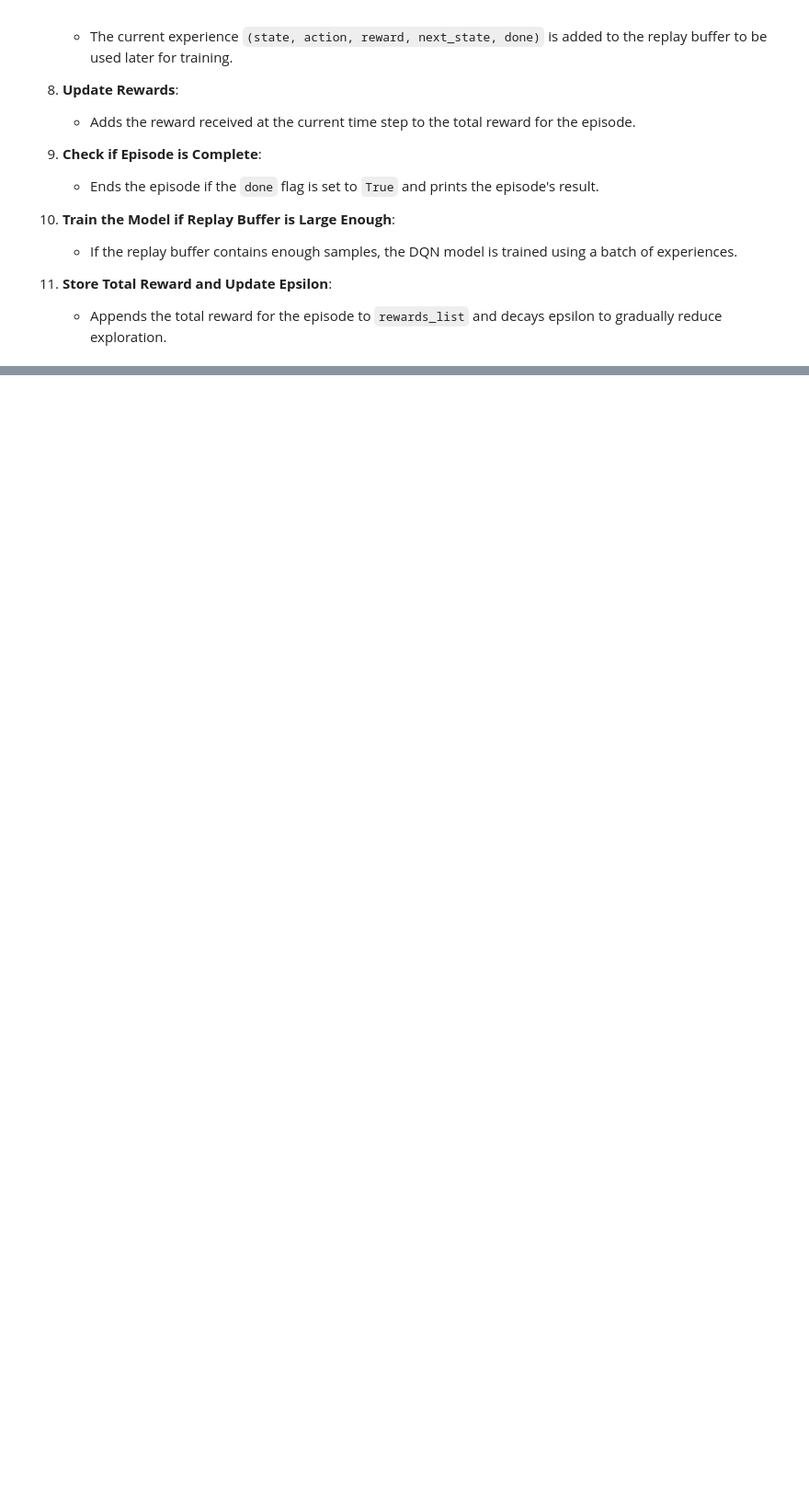
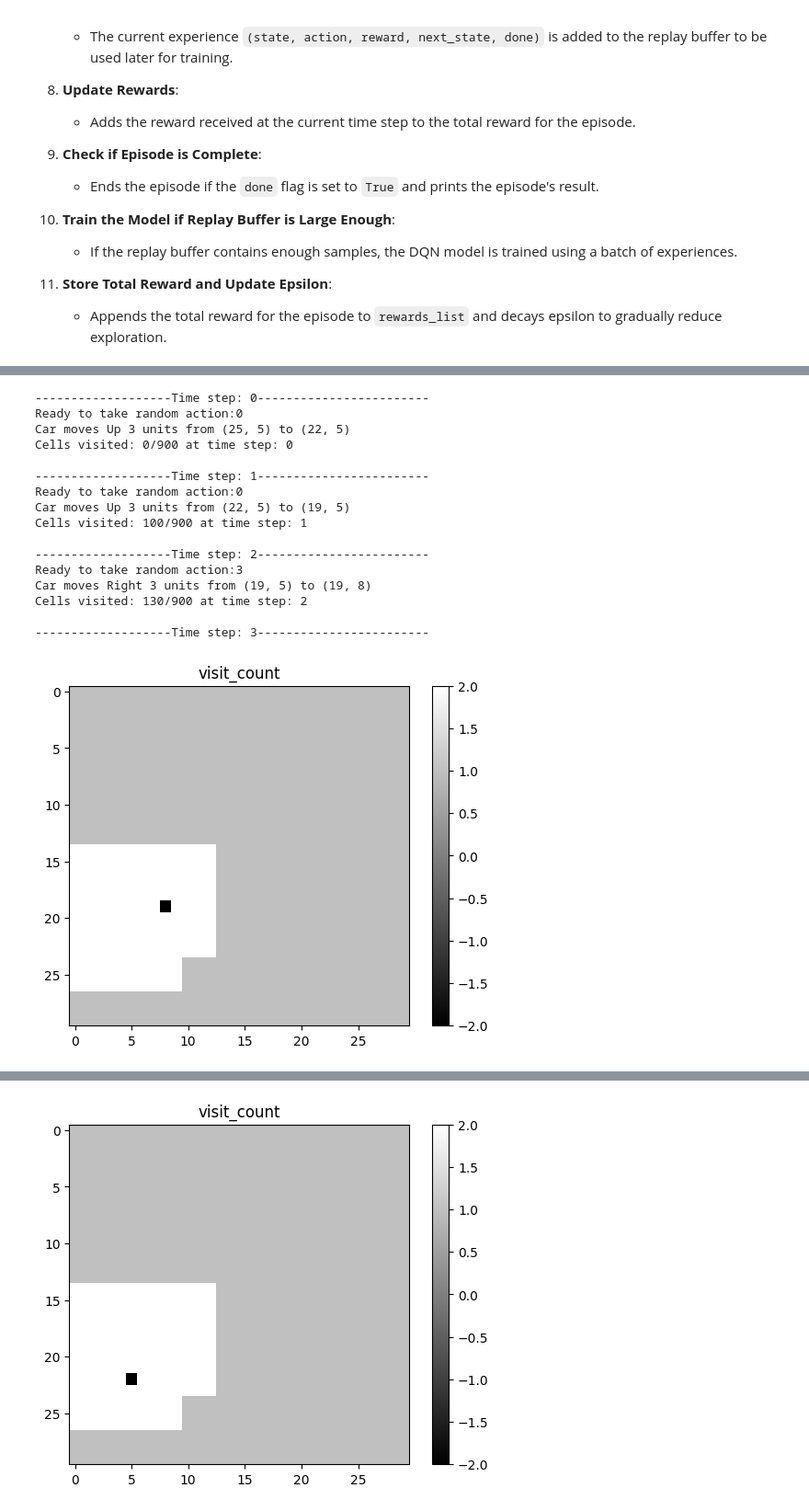
Before and after one commit to dragonundertheworld/ME5418, a Jupyter notebook: dummy_DQN.ipynb, the cells around one changed output, grey strips where cells are left out. Shown at 92% size. Cells and saved outputs as stored; diff of their text form; code cells hidden in the pictures; blank space fills up the shorter version.

```diff
--- a/dummy_DQN.ipynb
+++ b/dummy_DQN.ipynb
@@ -275,7 +300,6 @@ def train_dqn(batch_size): # learning agent
 11. **Store Total Reward and Update Epsilon**:
     - Appends the total reward for the episode to `rewards_list` and decays epsilon to gradually reduce exploration.
 # %%
-from PIL import Image
 def save_breakpoint():
     model.save(model_path)
     env.save_state(state_path)
@@ -289,13 +313,6 @@ def load_breakpoint():
     env.load_state(state_path)
     return replay_buffer
 
-def save_to_gif(image_list, output_path):
-    # 将二维数组转换为图像对象
-    print(f'Saving GIF with image list length of {len(image_list)}')
-    imageio.mimsave(output_path, image_list, duration=0.5)
-
-    print(f"GIF 保存成功：{output_path}")
-
 if train_mode=='train_from_breakpoint':
     replay_buffer = load_breakpoint()
     print('Loading model and replay buffer from breakpoint')
@@ -316,18 +333,19 @@ if train_mode != 'test':
         # Loop through each time step
         for time_step in range(time_steps):
             print(f"\n-------------------Time step: {time_step}------------------------")
-            images.append(env.visit_count)
+            images.append(env.visit_count / np.max(env.visit_count) * 255)
             # In each time step, agent selects an action and implement it, environment provides feedback
             action = select_action(state, epsilon)
             next_state, reward, done, _ = env.step(action)
-    #         print(f"Reward after this action:{reward}")
-            if done or time_step>300:
+            if done:
                 env.render(map_type="visit_count")
+                save_to_gif(images,'dqn_gif', f'policy_by_DQN_{time.strftime("%m-%d_%H-%M")}.gif')
                 print("This eqisode is done, ready for next one.")
                 break
             cells_visited = state[0][state[0] == EXPLORED].shape[0] # 计算已经访问的cell数量
             cells = env.map_size[0]*env.map_size[1]
             print(f"Cells visited: {cells_visited}/{env.map_size[0]*env.map_size[1]} at time step: {time_step}")
+            print(f"Reward after this action:{reward}")
 
             # Store the data into replay buffer
             next_state,_ = prepare_state(next_state)
@@ -335,7 +353,6 @@ if train_mode != 'test':
 
             # Update state
             state = next_state
-            save_to_gif(images,'policy_by_DQN.gif') if time_step % 3 == 0 else None
 
             # Train the model when replay buffer is larger than batch size
             if len(replay_buffer) > batch_size: # 当步数大于batch size时开始训练
@@ -346,6 +363,8 @@ if train_mode != 'test':
                 if (train_mode == 'train' or train_mode == 'fine_tune') and time_step % 50 == 0:
                     env.render(map_type="visit_count")
                     save_breakpoint()
+                    epsilon = epsilon * epsilon_decay if epsilon > epsilon_min else epsilon_min
+                    print(f'epsilon is {epsilon}')
                     print(f"Model and replay buffer are saved under {breakpoint_path} at time step: {time_step}")
 
             # Otherwise, keep adding data to replay buffer
@@ -376,0 +398,59 @@ if train_mode == 'test':
+# %%
+# Test the model
+if train_mode == 'test':
+    # Reset the environment and get the initial state
+    state = env.reset()
+    state,_ = prepare_state(state)
+    replay_buffer = deque(maxlen=2000)
+    images = []
+
+    # Loop through each time step
+    for time_step in range(time_steps):
+        print(f"\n-------------------Time step: {time_step}------------------------")
+        images.append(env.visit_count / np.max(env.visit_count) * 255)
+        # In each time step, agent selects an action and implement it, environment provides feedback
+        action = select_action(state, epsilon)
+        next_state, reward, done, _ = env.step(action)
+        if done:
+            env.render(map_type="visit_count")
+            save_to_gif(images,'test_dqn_gif', f'policy_by_DQN_{time.strftime("%m-%d_%H-%M")}.gif')
+            print("ALL DONE")
+            break
+        cells_visited = state[0][state[0] == EXPLORED].shape[0] # 计算已经访问的cell数量
+        cells = env.map_size[0]*env.map_size[1]
+        print(f"Cells visited: {cells_visited}/{env.map_size[0]*env.map_size[1]} at time step: {time_step}")
+
+        # Store the data into replay buffer
+        next_state,_ = prepare_state(next_state)
+        replay_buffer.append((state, action, reward, next_state, done)) # 将数据存入replay buffer
+
+        # Update state
+        state = next_state
+
+        # Training while testing
+        if len(replay_buffer) > batch_size: # 当步数大于batch size时开始训练
+            print(f"Start training DQN model with batch size: {batch_size}")
+            losses = train_dqn(batch_size)
+
+            # If we are in train mode, save the gym, model and replay buffer for emergency stop every 100 time steps
+            if time_step % 50 == 0:
+                env.render(map_type="visit_count")
+                epsilon = epsilon * epsilon_decay if epsilon > epsilon_min else epsilon_min
+# %% [output]
+-------------------Time step: 0------------------------
+Ready to take random action:0
+Car moves Up 3 units from (25, 5) to (22, 5)
+Cells visited: 0/900 at time step: 0
+
+-------------------Time step: 1------------------------
+Ready to take random action:0
+Car moves Up 3 units from (22, 5) to (19, 5)
+Cells visited: 100/900 at time step: 1
+
+-------------------Time step: 2------------------------
+Ready to take random action:3
+Car moves Right 3 units from (19, 5) to (19, 8)
+Cells visited: 130/900 at time step: 2
+
+-------------------Time step: 3------------------------
+[figure, added]
@@ -376,0 +468 @@ if train_mode == 'test':
+[figure, added]
```
Also changed, not shown: parts of 8 cells of this notebook, 10 other files.
